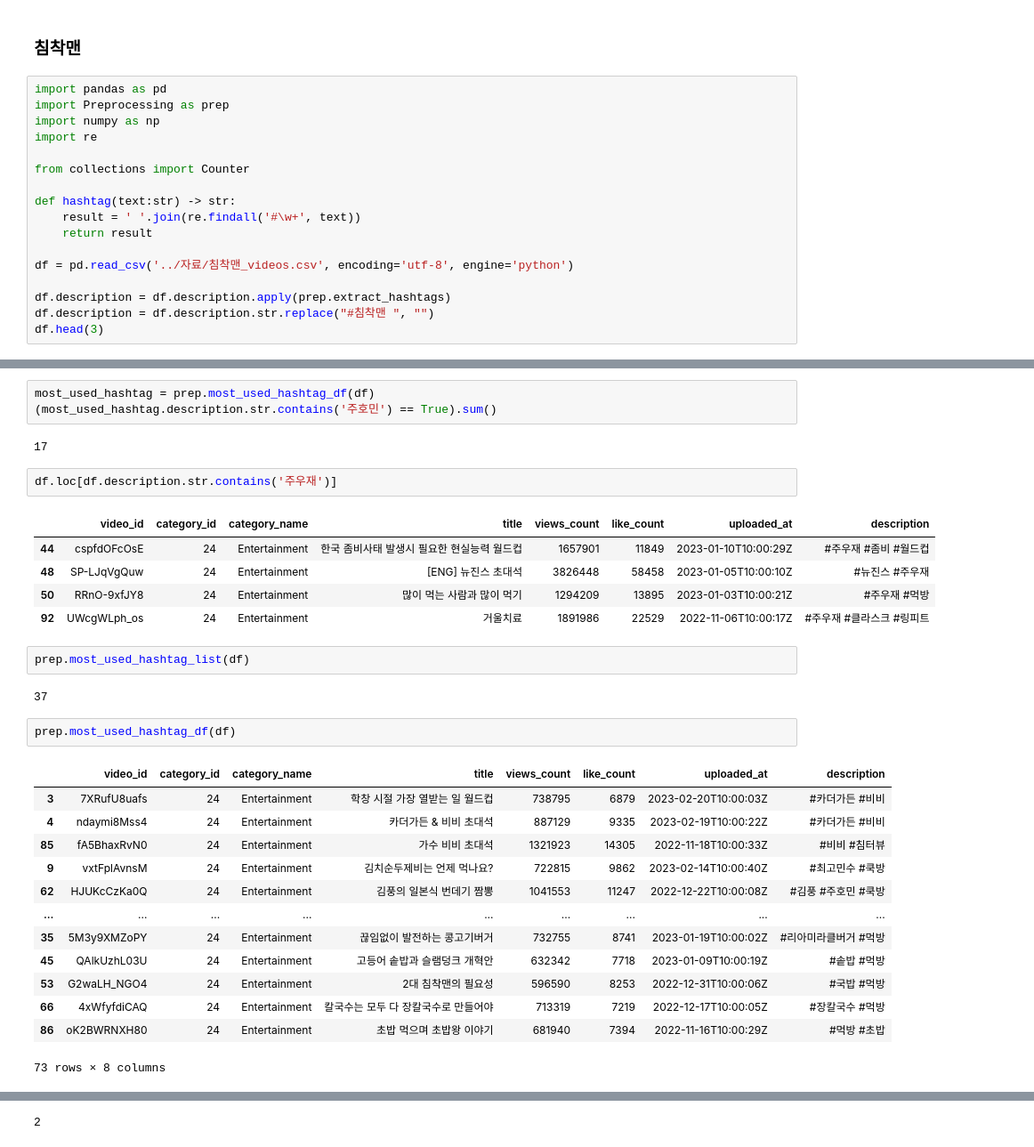
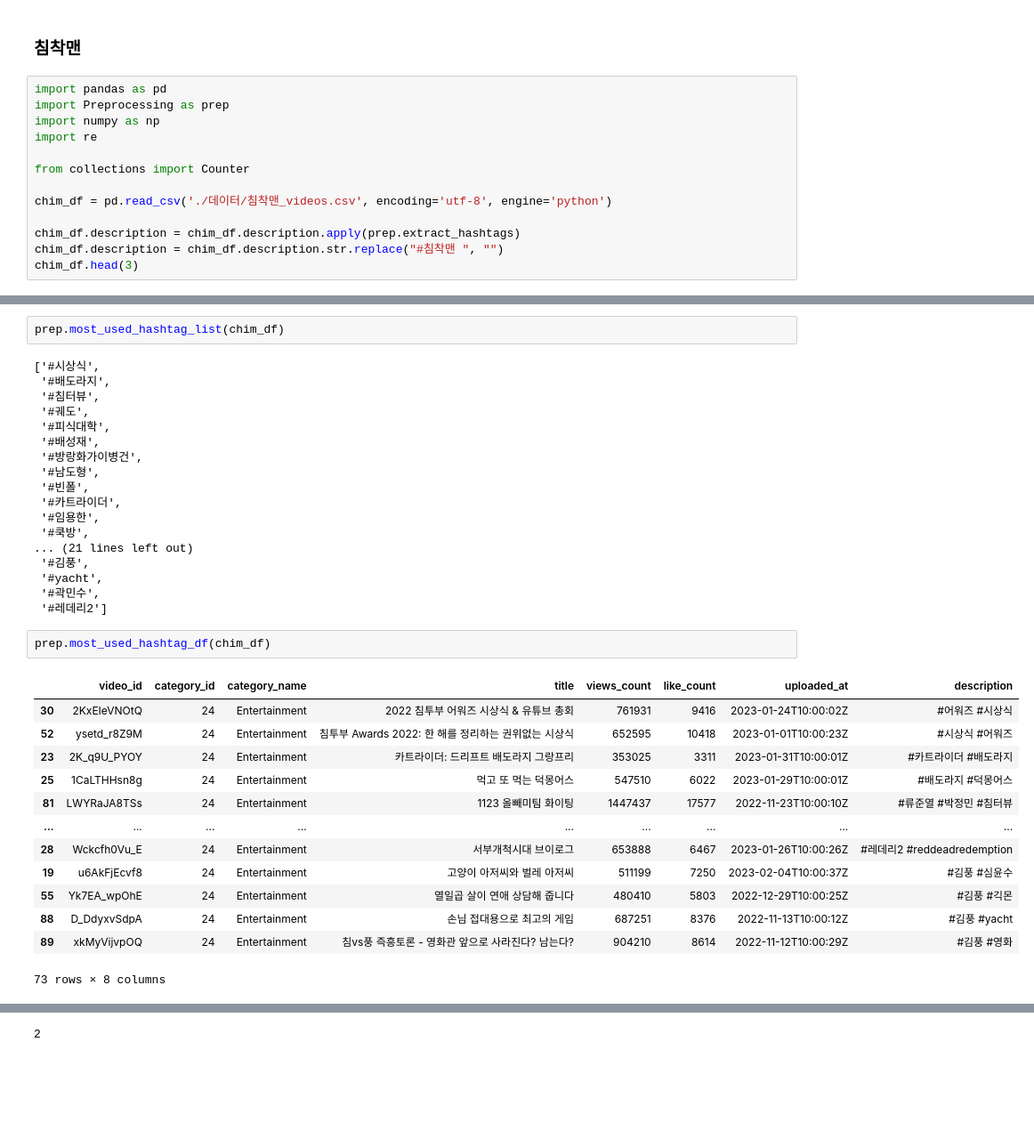
Before and after one commit to kimhyunso/coper-project, a Jupyter notebook: practice_analysis_dowon.ipynb, the cells around one changed output, grey strips where cells are left out. Shown at 89% size. Drawn from its saved outputs; the diff is of its cells as text; blank space fills up the shorter version.

```diff
--- a/practice_analysis_dowon.ipynb
+++ b/practice_analysis_dowon.ipynb
@@ -580,15 +580,11 @@ import re
 
 from collections import Counter
 
-def hashtag(text:str) -> str:
-    result = ' '.join(re.findall('#\w+', text))
-    return result
+chim_df = pd.read_csv('./데이터/침착맨_videos.csv', encoding='utf-8', engine='python')
 
-df = pd.read_csv('../자료/침착맨_videos.csv', encoding='utf-8', engine='python')
-
-df.description = df.description.apply(prep.extract_hashtags)
-df.description = df.description.str.replace("#침착맨 ", "")
-df.head(3)
+chim_df.description = chim_df.description.apply(prep.extract_hashtags)
+chim_df.description = chim_df.description.str.replace("#침착맨 ", "")
+chim_df.head(3)
 # %% [output]
 |  | video_id | category_id | category_name | title | views_count | like_count | uploaded_at | description |
 | 0 | 5ahN5s59M5I | 24 | Entertainment | 약 한 달 밀린 속보들 | 321217 | 5362 | 2023-02-23T10:00:03Z | #뉴스 |
@@ -642,36 +610,39 @@ prep.hashtag_list(df)
  '#배성재',
  '#GTA5',
  '#금쪽이']
-# %%
-most_used_hashtag = prep.most_used_hashtag_df(df)
-(most_used_hashtag.description.str.contains('주호민') == True).sum()
-# %% [output]
-17
-# %%
-df.loc[df.description.str.contains('주우재')]
-# %% [output]
-|  | video_id | category_id | category_name | title | views_count | like_count | uploaded_at | description |
-| 44 | cspfdOFcOsE | 24 | Entertainment | 한국 좀비사태 발생시 필요한 현실능력 월드컵 | 1657901 | 11849 | 2023-01-10T10:00:29Z | #주우재 #좀비 #월드컵 |
-| 48 | SP-LJqVgQuw | 24 | Entertainment | [ENG] 뉴진스 초대석 | 3826448 | 58458 | 2023-01-05T10:00:10Z | #뉴진스 #주우재 |
-| 50 | RRnO-9xfJY8 | 24 | Entertainment | 많이 먹는 사람과 많이 먹기 | 1294209 | 13895 | 2023-01-03T10:00:21Z | #주우재 #먹방 |
-| 92 | UWcgWLph_os | 24 | Entertainment | 거울치료 | 1891986 | 22529 | 2022-11-06T10:00:17Z | #주우재 #클라스크 #링피트 |
 # %%
-prep.most_used_hashtag_list(df)
+prep.most_used_hashtag_list(chim_df)
 # %% [output]
-37
+['#시상식',
+ '#배도라지',
+ '#침터뷰',
+ '#궤도',
+ '#피식대학',
+ '#배성재',
+ '#방랑화가이병건',
+ '#남도형',
+ '#빈폴',
+ '#카트라이더',
+ '#임용한',
+ '#쿡방',
+... (21 lines left out)
+ '#김풍',
+ '#yacht',
+ '#곽민수',
+ '#레데리2']
 # %%
-prep.most_used_hashtag_df(df)
+prep.most_used_hashtag_df(chim_df)
 # %% [output]
 |  | video_id | category_id | category_name | title | views_count | like_count | uploaded_at | description |
-| 3 | 7XRufU8uafs | 24 | Entertainment | 학창 시절 가장 열받는 일 월드컵 | 738795 | 6879 | 2023-02-20T10:00:03Z | #카더가든 #비비 |
-| 4 | ndaymi8Mss4 | 24 | Entertainment | 카더가든 & 비비 초대석 | 887129 | 9335 | 2023-02-19T10:00:22Z | #카더가든 #비비 |
-| 85 | fA5BhaxRvN0 | 24 | Entertainment | 가수 비비 초대석 | 1321923 | 14305 | 2022-11-18T10:00:33Z | #비비 #침터뷰 |
-| 9 | vxtFplAvnsM | 24 | Entertainment | 김치순두제비는 언제 먹나요? | 722815 | 9862 | 2023-02-14T10:00:40Z | #최고민수 #쿡방 |
-| 62 | HJUKcCzKa0Q | 24 | Entertainment | 김풍의 일본식 번데기 짬뽕 | 1041553 | 11247 | 2022-12-22T10:00:08Z | #김풍 #주호민 #쿡방 |
+| 30 | 2KxEIeVNOtQ | 24 | Entertainment | 2022 침투부 어워즈 시상식 & 유튜브 총회 | 761931 | 9416 | 2023-01-24T10:00:02Z | #어워즈 #시상식 |
+| 52 | ysetd_r8Z9M | 24 | Entertainment | 침투부 Awards 2022: 한 해를 정리하는 권위없는 시상식 | 652595 | 10418 | 2023-01-01T10:00:23Z | #시상식 #어워즈 |
+| 23 | 2K_q9U_PYOY | 24 | Entertainment | 카트라이더: 드리프트 배도라지 그랑프리 | 353025 | 3311 | 2023-01-31T10:00:01Z | #카트라이더 #배도라지 |
+| 25 | 1CaLTHHsn8g | 24 | Entertainment | 먹고 또 먹는 덕몽어스 | 547510 | 6022 | 2023-01-29T10:00:01Z | #배도라지 #덕몽어스 |
+| 81 | LWYRaJA8TSs | 24 | Entertainment | 1123 올빼미팀 화이팅 | 1447437 | 17577 | 2022-11-23T10:00:10Z | #류준열 #박정민 #침터뷰 |
 | ... | ... | ... | ... | ... | ... | ... | ... | ... |
-| 35 | 5M3y9XMZoPY | 24 | Entertainment | 끊임없이 발전하는 콩고기버거 | 732755 | 8741 | 2023-01-19T10:00:02Z | #리아미라클버거 #먹방 |
-| 45 | QAlkUzhL03U | 24 | Entertainment | 고등어 솥밥과 슬램덩크 개혁안 | 632342 | 7718 | 2023-01-09T10:00:19Z | #솥밥 #먹방 |
-| 53 | G2waLH_NGO4 | 24 | Entertainment | 2대 침착맨의 필요성 | 596590 | 8253 | 2022-12-31T10:00:06Z | #국밥 #먹방 |
-| 66 | 4xWfyfdiCAQ | 24 | Entertainment | 칼국수는 모두 다 장칼국수로 만들어야 | 713319 | 7219 | 2022-12-17T10:00:05Z | #장칼국수 #먹방 |
-| 86 | oK2BWRNXH80 | 24 | Entertainment | 초밥 먹으며 초밥왕 이야기 | 681940 | 7394 | 2022-11-16T10:00:29Z | #먹방 #초밥 |
+| 28 | Wckcfh0Vu_E | 24 | Entertainment | 서부개척시대 브이로그 | 653888 | 6467 | 2023-01-26T10:00:26Z | #레데리2 #reddeadredemption |
+| 19 | u6AkFjEcvf8 | 24 | Entertainment | 고양이 아저씨와 벌레 아저씨 | 511199 | 7250 | 2023-02-04T10:00:37Z | #김풍 #심윤수 |
+| 55 | Yk7EA_wpOhE | 24 | Entertainment | 열일곱 살이 연애 상담해 줍니다 | 480410 | 5803 | 2022-12-29T10:00:25Z | #김풍 #긱몬 |
+| 88 | D_DdyxvSdpA | 24 | Entertainment | 손님 접대용으로 최고의 게임 | 687251 | 8376 | 2022-11-13T10:00:12Z | #김풍 #yacht |
+| 89 | xkMyVijvpOQ | 24 | Entertainment | 침vs풍 즉흥토론 - 영화관 앞으로 사라진다? 남는다? | 904210 | 8614 | 2022-11-12T10:00:29Z | #김풍 #영화 |
 73 rows × 8 columns
```
Also changed, not shown: parts of 3 cells of this notebook, 4 other files.
